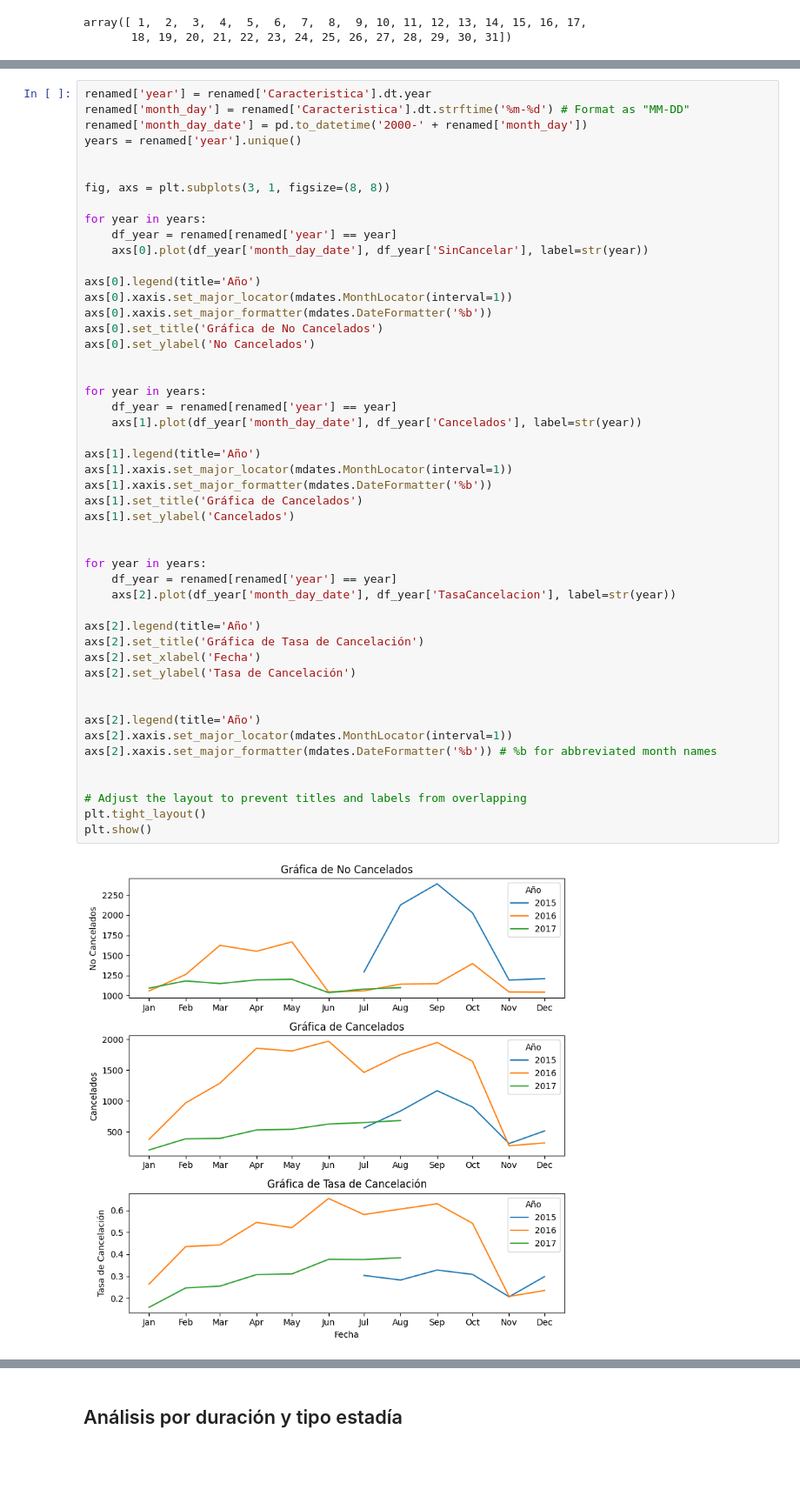
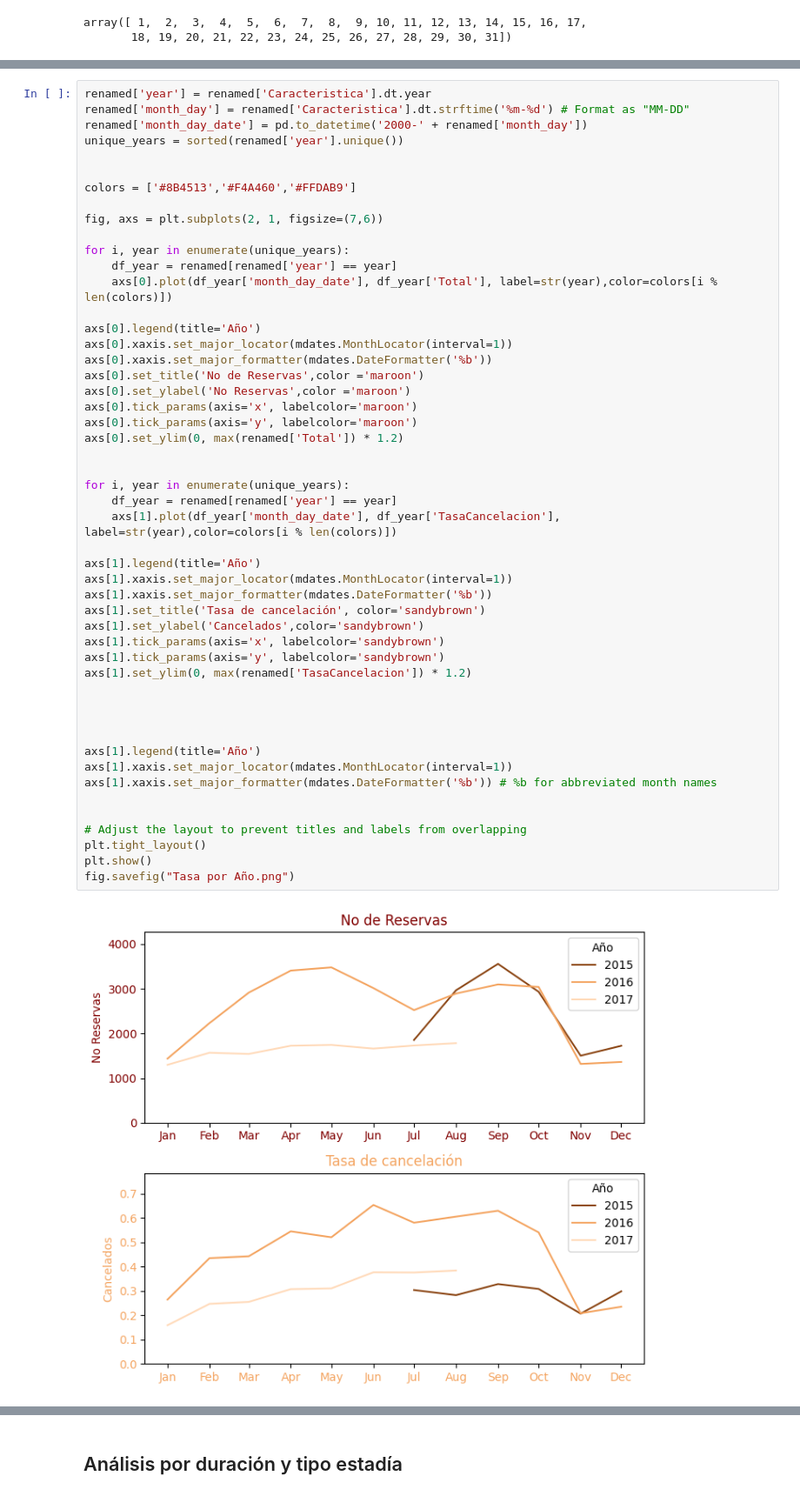
Before and after one commit to LauraRuales/Ciencia-de-datos, a Jupyter notebook: eda.ipynb, the cells around one changed output, grey strips where cells are left out. Shown at 87% size. Cells and saved outputs as stored; diff of their text form; blank space fills up the shorter version.

```diff
--- a/eda.ipynb
+++ b/eda.ipynb
@@ -885,52 +789,53 @@ plt.show()
 # %%
 renamed['year'] = renamed['Caracteristica'].dt.year
 renamed['month_day'] = renamed['Caracteristica'].dt.strftime('%m-%d') # Format as "MM-DD"
 renamed['month_day_date'] = pd.to_datetime('2000-' + renamed['month_day'])
-years = renamed['year'].unique()
+unique_years = sorted(renamed['year'].unique())
 
 
-fig, axs = plt.subplots(3, 1, figsize=(8, 8))
+colors = ['#8B4513','#F4A460','#FFDAB9']
 
-for year in years:
+fig, axs = plt.subplots(2, 1, figsize=(7,6))
+
+for i, year in enumerate(unique_years):
     df_year = renamed[renamed['year'] == year]
-    axs[0].plot(df_year['month_day_date'], df_year['SinCancelar'], label=str(year))
+    axs[0].plot(df_year['month_day_date'], df_year['Total'], label=str(year),color=colors[i % len(colors)])
 
 axs[0].legend(title='Año')
 axs[0].xaxis.set_major_locator(mdates.MonthLocator(interval=1))
 axs[0].xaxis.set_major_formatter(mdates.DateFormatter('%b'))
-axs[0].set_title('Gráfica de No Cancelados')
-axs[0].set_ylabel('No Cancelados')
+axs[0].set_title('No de Reservas',color ='maroon')
+axs[0].set_ylabel('No Reservas',color ='maroon')
+axs[0].tick_params(axis='x', labelcolor='maroon')
+axs[0].tick_params(axis='y', labelcolor='maroon')
+axs[0].set_ylim(0, max(renamed['Total']) * 1.2)
 
 
-for year in years:
+for i, year in enumerate(unique_years):
     df_year = renamed[renamed['year'] == year]
-    axs[1].plot(df_year['month_day_date'], df_year['Cancelados'], label=str(year))
+    axs[1].plot(df_year['month_day_date'], df_year['TasaCancelacion'], label=str(year),color=colors[i % len(colors)])
 
 axs[1].legend(title='Año')
 axs[1].xaxis.set_major_locator(mdates.MonthLocator(interval=1))
 axs[1].xaxis.set_major_formatter(mdates.DateFormatter('%b'))
-axs[1].set_title('Gráfica de Cancelados')
-axs[1].set_ylabel('Cancelados')
+axs[1].set_title('Tasa de cancelación', color='sandybrown')
+axs[1].set_ylabel('Cancelados',color='sandybrown')
+axs[1].tick_params(axis='x', labelcolor='sandybrown')
+axs[1].tick_params(axis='y', labelcolor='sandybrown')
+axs[1].set_ylim(0, max(renamed['TasaCancelacion']) * 1.2)
 
 
-for year in years:
-    df_year = renamed[renamed['year'] == year]
-    axs[2].plot(df_year['month_day_date'], df_year['TasaCancelacion'], label=str(year))
-
-axs[2].legend(title='Año')
-axs[2].set_title('Gráfica de Tasa de Cancelación')
-axs[2].set_xlabel('Fecha')
-axs[2].set_ylabel('Tasa de Cancelación')
 
 
-axs[2].legend(title='Año')
-axs[2].xaxis.set_major_locator(mdates.MonthLocator(interval=1))
-axs[2].xaxis.set_major_formatter(mdates.DateFormatter('%b')) # %b for abbreviated month names
+axs[1].legend(title='Año')
+axs[1].xaxis.set_major_locator(mdates.MonthLocator(interval=1))
+axs[1].xaxis.set_major_formatter(mdates.DateFormatter('%b')) # %b for abbreviated month names
 
 
 # Adjust the layout to prevent titles and labels from overlapping
 plt.tight_layout()
 plt.show()
+fig.savefig("Tasa por Año.png")
 # %% [output]
-[figure, old version]
+[figure, new version]
 # %% [markdown]
```
Also changed, not shown: parts of 63 cells of this notebook, 4 other files.
